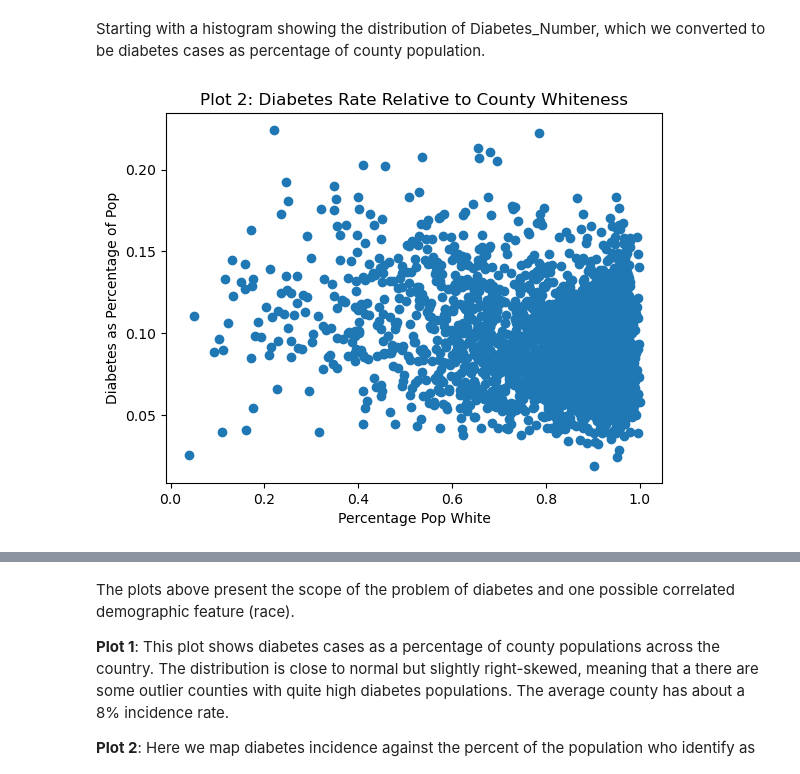
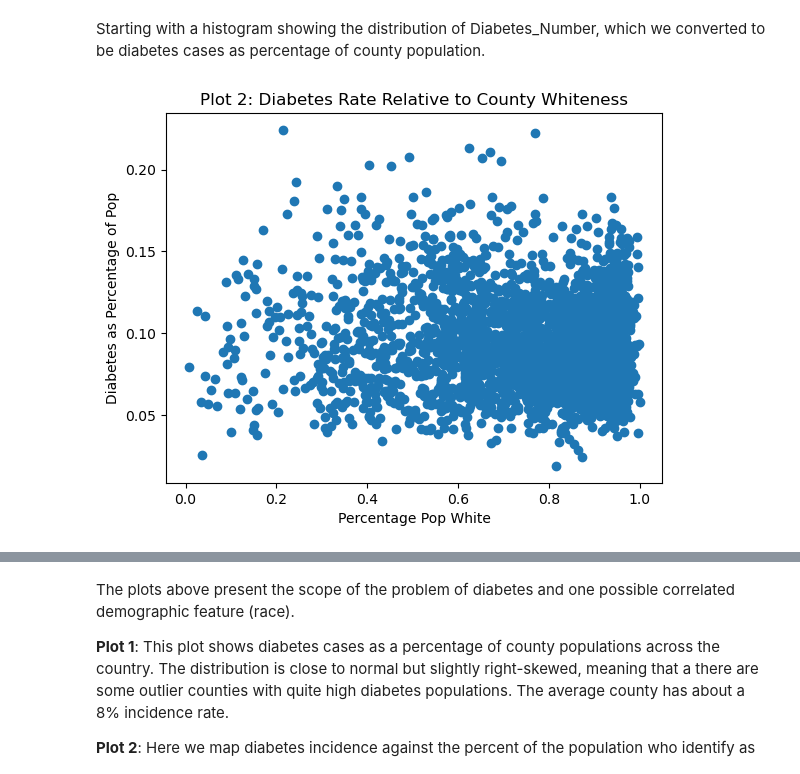
Before and after one commit to nereidagra/Computational-Social-Science-Projects, a Jupyter notebook: Project 2/Project 2 Nereida Heller.ipynb, the cells around one changed output, grey strips where cells are left out. Saved outputs shown, nothing was run; the diff lists cells and outputs as text; code cells hidden in the pictures.

```diff
--- a/Project 2/Project 2 Nereida Heller.ipynb
+++ b/Project 2/Project 2 Nereida Heller.ipynb
@@ -218,11 +216,12 @@ We should probably scale our count variables to be proportional to county popula
 
 # select count variables to recode to percentages; make sure we leave out ratios and our population variable
 # because these don't make sense to scale by population
+#It also doesn't make sense to scale the median age column so not scaling that
 rc_cols = [col for col in diabetes.columns if col not in ['County', 'State', 'CountyFIPS',
                                                         'sex and age_total population_65 years and over_sex ratio (males per 100 females)',
                                                         'sex and age_total population_sex ratio (males per 100 females)',
                                                         'sex and age_total population_18 years and over_sex ratio (males per 100 females)',
-                                                        'race_total population']]
+                                                        'race_total population','sex and age_total population_median age (years)']]
 
 # recode all selected columns to numeric
 diabetes[rc_cols] = diabetes[rc_cols].apply(pd.to_numeric, errors='coerce')
@@ -424,48 +422,70 @@ Starting with a histogram showing the distribution of Diabetes_Number, which we
 #
 # EDA #2 and interpretations in this section
 #-----------
 # curious about distributions by race...
 #
 # formatting with a subset of race vars that add up to 1
-diabetes_race = diabetes[['Diabetes_Number',
-                          'race_total population_one race_white',
-                          'race_total population_one race_black or african american',
-                          'race_total population_one race_american indian and alaska native',
-                          'race_total population_one race_asian',
-                          'race_total population_one race_native hawaiian and other pacific islander',
-                          'race_total population_one race_some other race',
-                          'race_total population_two or more races'
+#
+# # EDA #2 and interpretations in this section
+# #-----------
+# # curious about distributions by race...
+# #
+
+# diabetes_race = diabetes[['Diabetes_Number',
+#                           'race_total population_one race_white',
+#                           'race_total population_one race_black or african american',
+#                           'race_total population_one race_american indian and alaska native',
+#                           'race_total population_one race_asian',
+#                           'race_total population_one race_native hawaiian and other pacific islander',
+#                           'hispanic or latino and race_total population_hispanic or latino (of any race)',
+#                           'race_total population_two or more races'
+#                          ]]
+
+
+# diabetes_race.columns = ['Diabetes_Number',
+#                          'White',
+#                          'Black/African American',
+#                          'American Indian or Alaskan Native',
+#                          'Asian',
+#                          'Native Hawaiian or Other PI',
+#                          'Hispanic/Latin@',
+#                          'Two or More Races'
+#                         ]
+
+diabetes_racecat = diabetes[['Diabetes_Number',
+                          'hispanic or latino and race_total population_hispanic or latino (of any race)',
+                          'hispanic or latino and race_total population_not hispanic or latino_white alone',
+                          'hispanic or latino and race_total population_not hispanic or latino_black or african american alone',
+                          'hispanic or latino and race_total population_not hispanic or latino_american indian and alaska native alone',
+                          'hispanic or latino and race_total population_not hispanic or latino_asian alone',
+                          'hispanic or latino and race_total population_not hispanic or latino_native hawaiian and other pacific islander alone',
+                          'hispanic or latino and race_total population_not hispanic or latino_some other race alone',
+                          'hispanic or latino and race_total population_not hispanic or latino_two or more races',
                          ]]
 
 
-diabetes_race.columns = ['Diabetes_Number',
+diabetes_racecat.columns = ['Diabetes_Number',
+                         'Hispanic or Latino',
                          'White',
                          'Black/African American',
                          'American Indian or Alaskan Native',
                          'Asian',
                          'Native Hawaiian or Other PI',
                          'Other Race',
                          'Two or More Races'
                         ]
 
 # Create a scatter plot
-#Option 1:
-# plt.figure(figsize=(8, 5))
-# plt.plot(diabetes_race['White'], diabetes_race['Diabetes_Number'], 'o')
 
-#Option 2:
-plt.scatter(diabetes_race['White'], diabetes_race['Diabetes_Number']);
+plt.scatter(diabetes_racecat['White'], diabetes_racecat['Diabetes_Number']);
 
 # Add labels and title
 plt.xlabel('Percentage Pop White')
 plt.ylabel('Diabetes as Percentage of Pop')
 plt.title('Plot 2: Diabetes Rate Relative to County Whiteness')
 
 # Show the plot
 #plt.grid()
 plt.show()
-
-#fit a line
-#plt.plot(x.T[0], X @theta);
 # %% [output]
-[figure, old version]
+[figure, new version]
```
Also changed, not shown: parts of 30 cells of this notebook, 3 other files.
